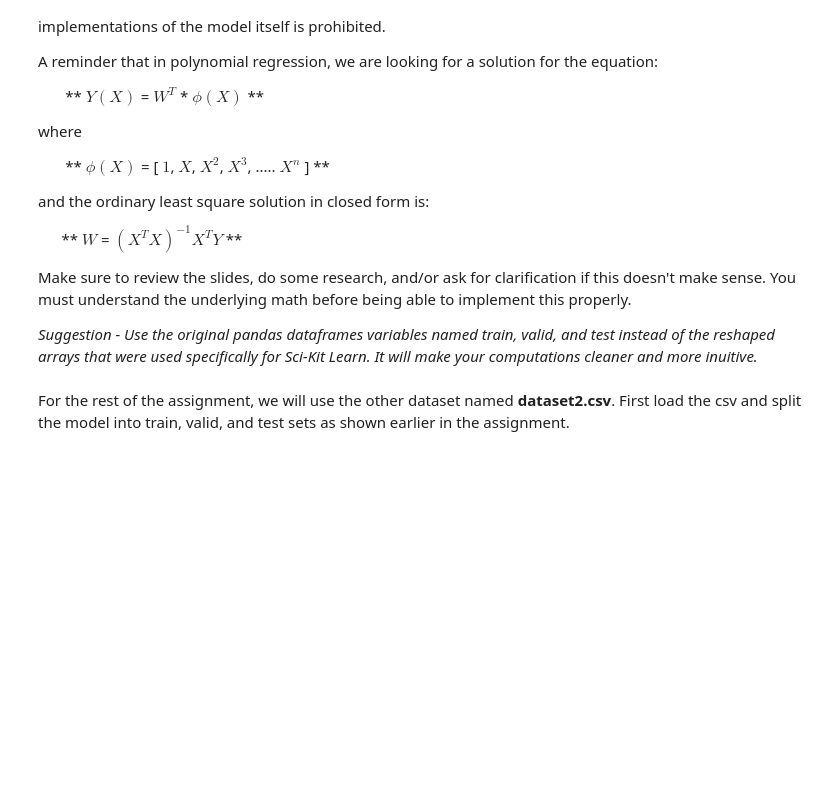
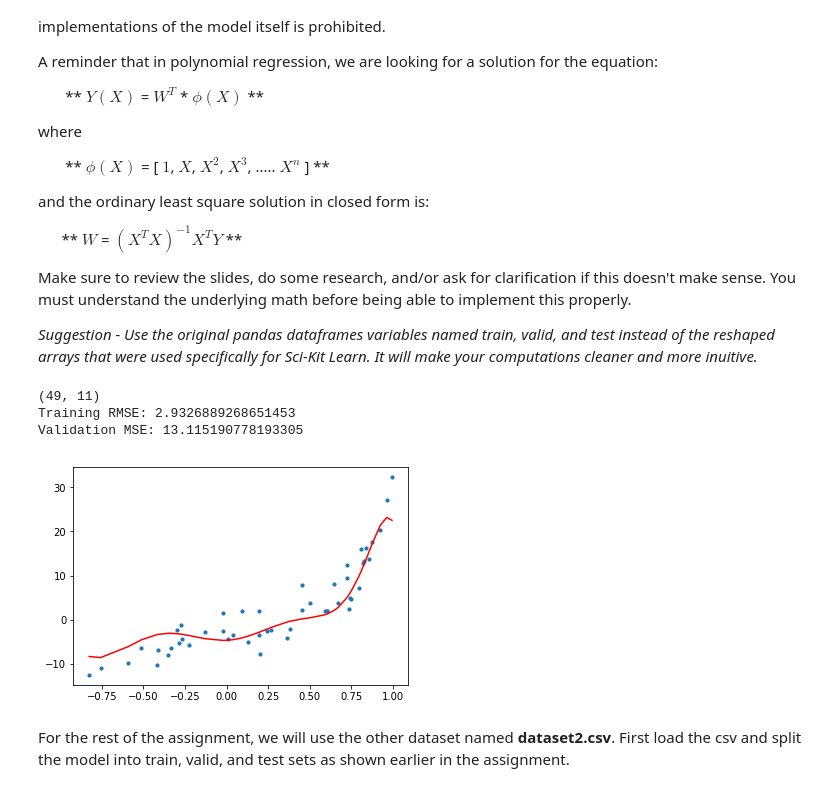
Before and after one commit to McGillAISociety/mais-bootcamp-w2019, a Jupyter notebook: Assignment2/Assignment 2.ipynb, the cells around one changed output. Cells and saved outputs as stored; diff of their text form; code cells hidden in the pictures; blank space fills up the shorter version.

```diff
--- a/Assignment2/Assignment 2.ipynb
+++ b/Assignment2/Assignment 2.ipynb
@@ -170,11 +192,34 @@ Make sure to review the slides, do some research, and/or ask for clarification i
 *Suggestion - Use the original pandas dataframes variables named train, valid, and test instead of the reshaped arrays that were used specifically for Sci-Kit Learn. It will make your computations cleaner and more inuitive.*
 # %%
 ### YOUR CODE HERE - Create the polynomial matrix ϕ(X)
+def phi(X):
+    res = np.ones(X.shape)
+    for i in range(1, 10 + 1):
+        np.power(X, i)
+        res = np.column_stack((res, np.power(X, i)))
+    return res
 
+X_train = np.array(train[0]).reshape(-1, 1)
+Y_train = np.array(train[1]).reshape(-1, 1)
 ### YOUR CODE HERE - Find the weighted matrix W
-
+phi_x = phi(X_train)
+print(phi_x.shape)
+W = np.matmul(
+        np.linalg.inv(np.matmul(phi_x.transpose(), phi_x)),
+        np.matmul(phi_x.transpose(), Y_train))
 ### YOUR CODE HERE - Make predictions on the training set and calculate the root mean squared error. Plot the results.
-
+Y_pred = np.matmul(W.transpose(), phi(X_train).transpose()).transpose()
+print("Training RMSE: " + str(np.sqrt(np.mean(np.power(Y_pred - Y_train,2)))))
 ### YOUR CODE HERE - Make predictions on the validation set and calculate the mean squared error. Plot the results.
+Y_pred = np.matmul(W.transpose(), phi(valid_x).transpose()).transpose()
+print("Validation MSE: " + str(np.mean(np.power(Y_pred - valid_y, 2))))
+plt.scatter(valid_x, valid_y, s=10)
+plt.plot(valid_x, Y_pred, color='r')
+plt.show()
+# %% [output]
+(49, 11)
+Training RMSE: 2.9326889268651453
+Validation MSE: 13.115190778193305
+[figure, added]
 # %% [markdown]
 For the rest of the assignment, we will use the other dataset named **dataset2.csv**. First load the csv and split the model into train, valid, and test sets as shown earlier in the assignment.
```
Also changed, not shown: parts of 9 cells of this notebook, 1 other file.
